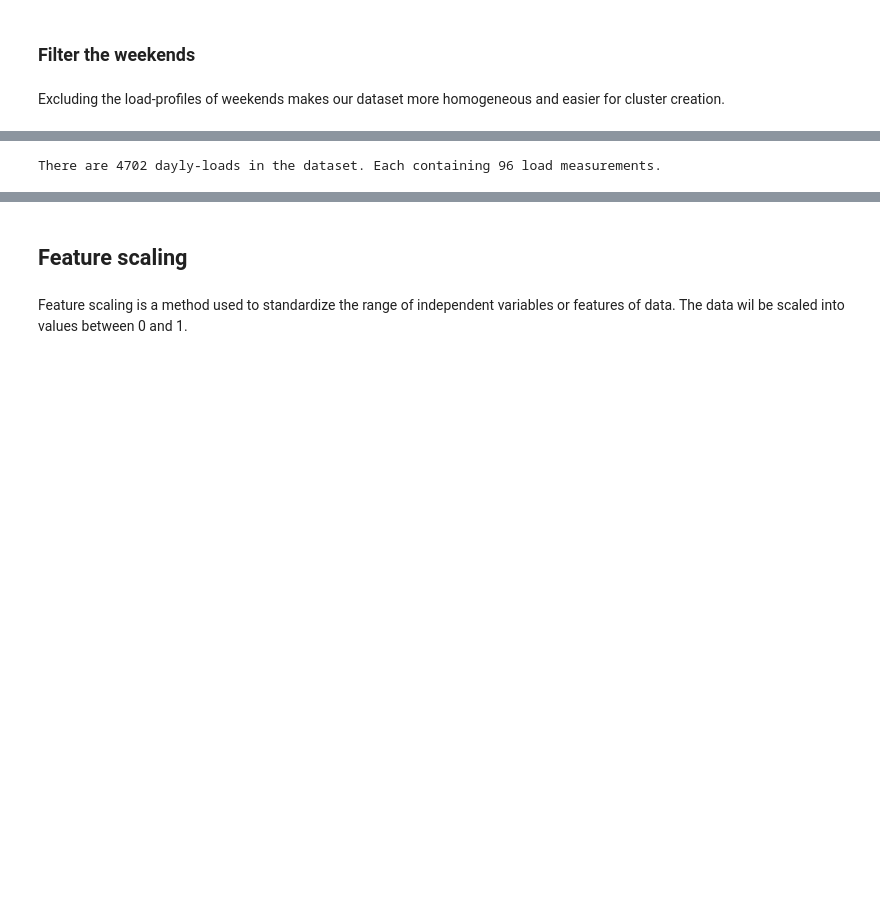
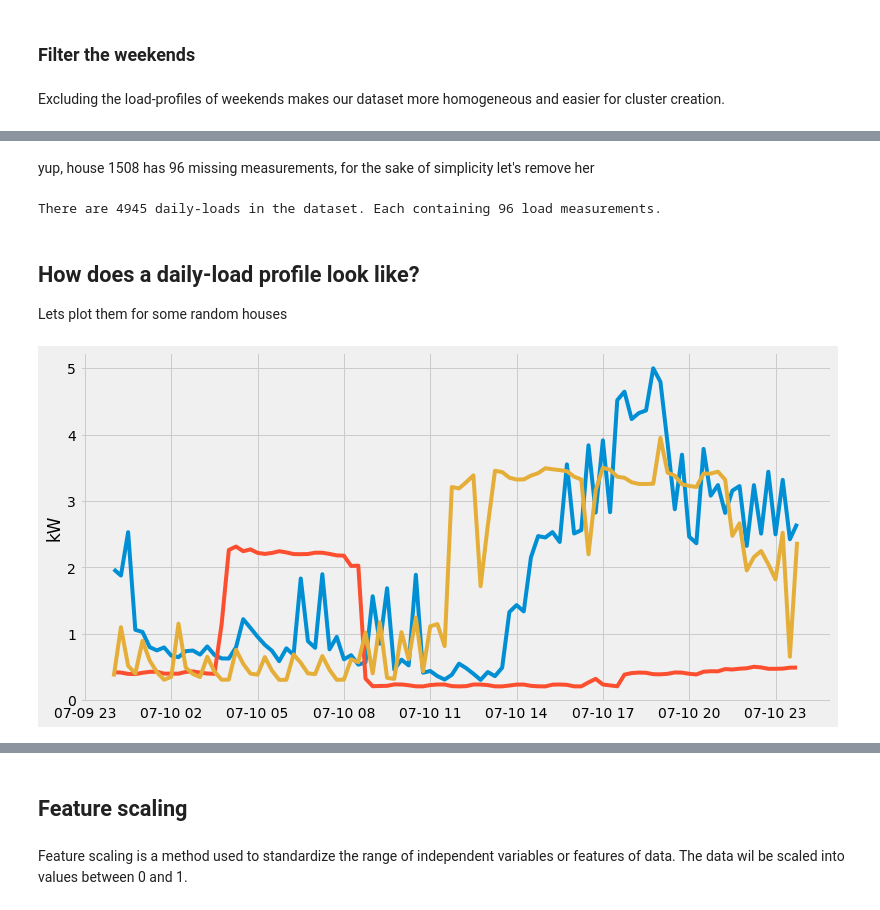
Before and after one commit to lucianoviola/energy_clustering, a Jupyter notebook: load-clustering.ipynb, the cells around one changed output, grey strips where cells are left out. Cells and saved outputs as stored; diff of their text form; code cells hidden in the pictures; blank space fills up the shorter version.

```diff
--- a/load-clustering.ipynb
+++ b/load-clustering.ipynb
@@ -78,24 +93,20 @@ The data is not exactly in the way I want it. To be able to compare the similari
 # %%
 # create a column that contains info if
 # the observation is on a weekday or a weekend
-df.loc[:,'type_day'] = df.date.apply(lambda x: x.isoweekday())
+loads_df.loc[:,'type_day'] = loads_df.date.apply(lambda x: x.isoweekday())
 
 # create a column of the day of the
 # month for a particular observation
-df.loc[:,'day_of_month'] = df.date.apply(lambda x: x.day)
+loads_df.loc[:,'day_of_month'] = loads_df.date.apply(lambda x: x.day)
 
-# create a column of the month
-# of the year for a particular observation
-df.loc[:,'month'] = df.date.apply(lambda x: x.month)
-
-# sort values
-df = df.sort_values(['id', 'date'], ascending=[True, True])
-df = df.reset_index()
+# sort values and reset index
+loads_df = loads_df.sort_values(['id', 'date'], ascending=[True, True])
+loads_df = loads_df.reset_index(drop=True)
 # %% [markdown]
 ### Filter the weekends
 # %% [markdown]
 Excluding the load-profiles of weekends makes our dataset more homogeneous and easier for cluster creation.
 # %%
 # select only weekdays
-df = df[(df['type_day'] != 6) & (df['type_day'] != 7)]
+loads_df = loads_df[(loads_df['type_day'] != 6) & (loads_df['type_day'] != 7)]
 # %% [markdown]
@@ -137,0 +120,8 @@ Numpy arrays are optimized for computation.
+# %%
+loads_wide_df = pd.pivot_table(data=loads_df,
+                               columns=['date','day_of_month'],
+                               values='energy_use',
+                               index=['id'])
+unique_days = loads_df.day_of_month.unique()
+loads_wide_df = pd.concat([loads_wide_df.xs(10,level='day_of_month',axis=1)
+                           for day in unique_days])
@@ -138,9 +140,23 @@ Numpy arrays are optimized for computation.
+# %% [markdown]
+yup, house 1508 has 96 missing measurements, for the sake of simplicity let's remove her
+# %%
+loads_wide_df = loads_wide_df.dropna(axis=0,how='any')
 # %%
-# transform list of lists into numpy array
-load_data_np = np.array(load_data)
-
-print("There are",load_data_np.shape[0],
-      "dayly-loads in the dataset. Each containing",
-      load_data_np.shape[1] ,"load measurements.")
+print("There are",loads_wide_df.shape[0],
+      "daily-loads in the dataset. Each containing",
+      loads_wide_df.shape[1] ,"load measurements.")
 # %% [output]
-There are 4702 dayly-loads in the dataset. Each containing 96 load measurements.
+There are 4945 daily-loads in the dataset. Each containing 96 load measurements.
+# %% [markdown]
+## How does a daily-load profile look like?
+Lets plot them for some random houses
+# %%
+pylab.rcParams['figure.figsize'] = 12, 6
+plt.plot(loads_wide_df.iloc[30])
+plt.plot(loads_wide_df.iloc[123])
+plt.plot(loads_wide_df.iloc[567])
+plt.ylabel('kW')
+
+plt.show()
+# %% [output]
+[figure, added]
```
Also changed, not shown: parts of 54 cells of this notebook.
